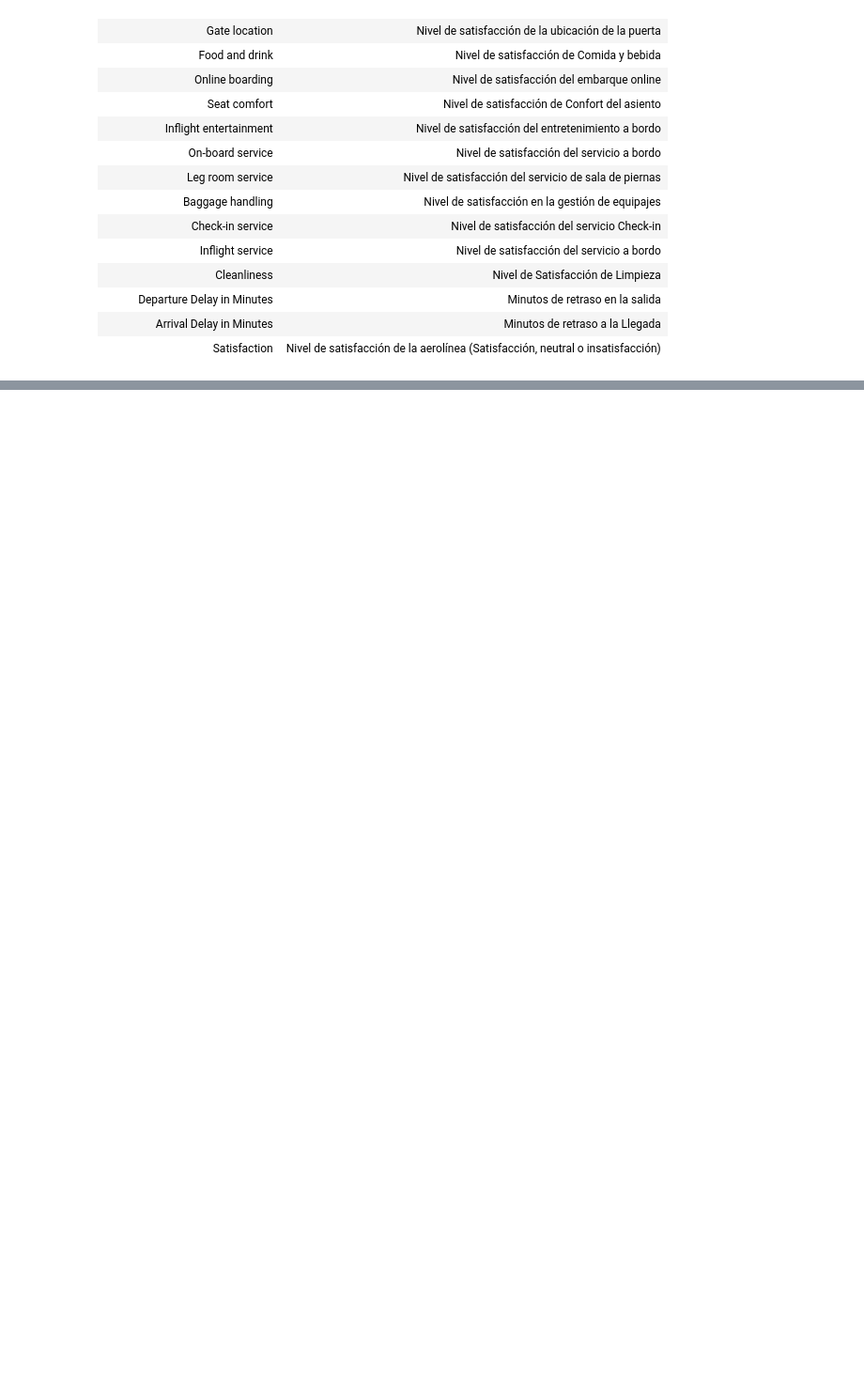
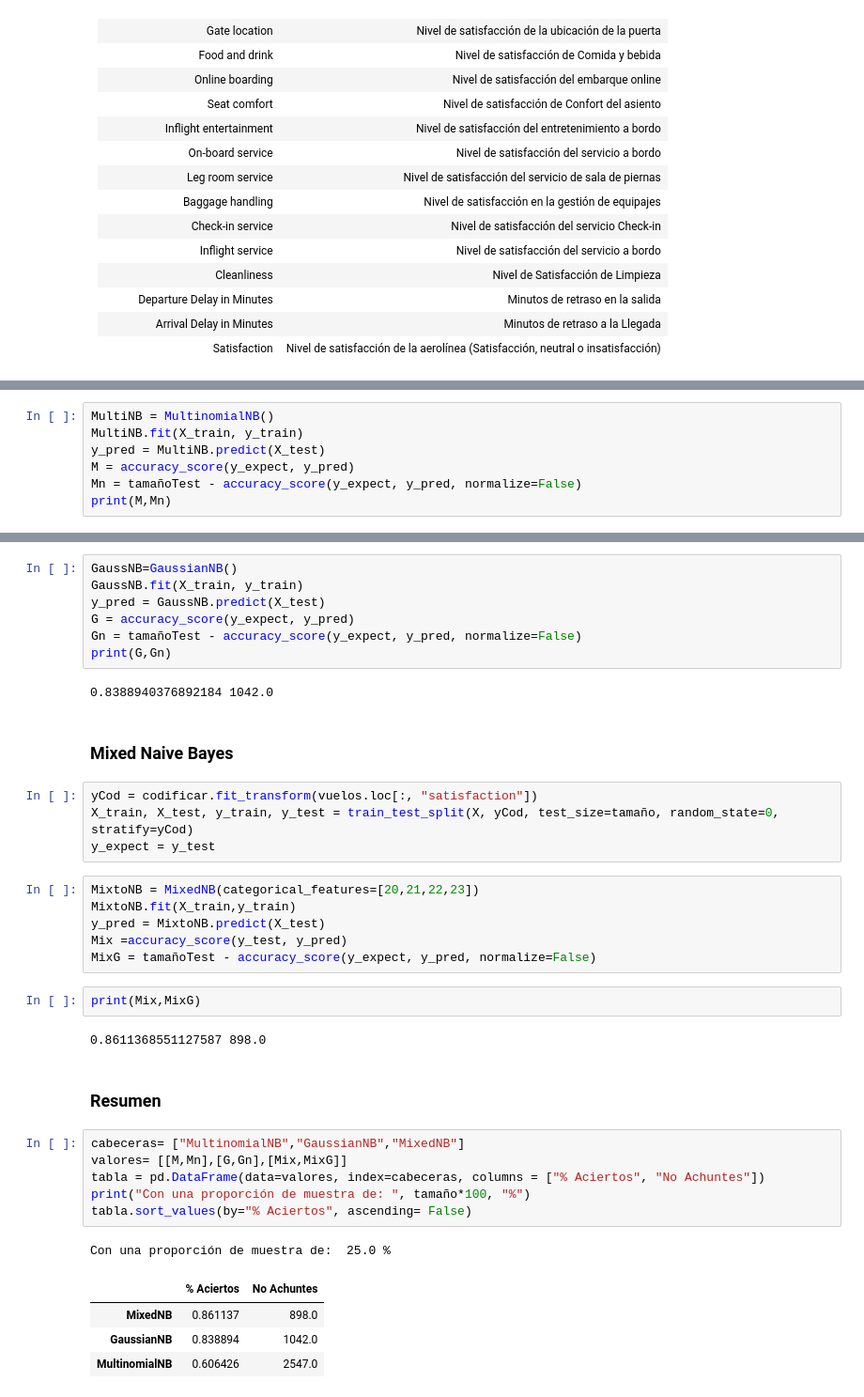
Before and after one commit to WilderGitHub/MCD, a Jupyter notebook: I. 03 Minería de Datos I/Proyecto/Vuelos.ipynb, the cells around one changed output, grey strips where cells are left out. Shown at 94% size. Drawn from its saved outputs; the diff is of its cells as text; blank space fills up the shorter version.

```diff
--- a/I. 03 Minería de Datos I/Proyecto/Vuelos.ipynb
+++ b/I. 03 Minería de Datos I/Proyecto/Vuelos.ipynb
@@ -375,0 +469,7 @@ plt.show()
+# %%
+MultiNB = MultinomialNB()
+MultiNB.fit(X_train, y_train)
+y_pred = MultiNB.predict(X_test)
+M = accuracy_score(y_expect, y_pred)
+Mn = tamañoTest - accuracy_score(y_expect, y_pred, normalize=False)
+print(M,Mn)
@@ -375,0 +480,39 @@ plt.show()
+# %%
+GaussNB=GaussianNB()
+GaussNB.fit(X_train, y_train)
+y_pred = GaussNB.predict(X_test)
+G = accuracy_score(y_expect, y_pred)
+Gn = tamañoTest - accuracy_score(y_expect, y_pred, normalize=False)
+print(G,Gn)
+# %% [output]
+0.8388940376892184 1042.0
+# %% [markdown]
+###  Mixed Naive Bayes
+# %%
+yCod = codificar.fit_transform(vuelos.loc[:, "satisfaction"])
+X_train, X_test, y_train, y_test = train_test_split(X, yCod, test_size=tamaño, random_state=0, stratify=yCod)
+y_expect = y_test
+# %%
+MixtoNB = MixedNB(categorical_features=[20,21,22,23])
+MixtoNB.fit(X_train,y_train)
+y_pred = MixtoNB.predict(X_test)
+Mix =accuracy_score(y_test, y_pred)
+MixG = tamañoTest - accuracy_score(y_expect, y_pred, normalize=False)
+# %%
+print(Mix,MixG)
+# %% [output]
+0.8611368551127587 898.0
+# %% [markdown]
+###  Resumen
+# %%
+cabeceras= ["MultinomialNB","GaussianNB","MixedNB"]
+valores= [[M,Mn],[G,Gn],[Mix,MixG]]
+tabla = pd.DataFrame(data=valores, index=cabeceras, columns = ["% Aciertos", "No Achuntes"])
+print("Con una proporción de muestra de: ", tamaño*100, "%")
+tabla.sort_values(by="% Aciertos", ascending= False)
+# %% [output]
+Con una proporción de muestra de:  25.0 %
+|  | % Aciertos | No Achuntes |
+| MixedNB | 0.861137 | 898.0 |
+| GaussianNB | 0.838894 | 1042.0 |
+| MultinomialNB | 0.606426 | 2547.0 |
```
Also changed, not shown: parts of 38 cells of this notebook, 3 other files.
